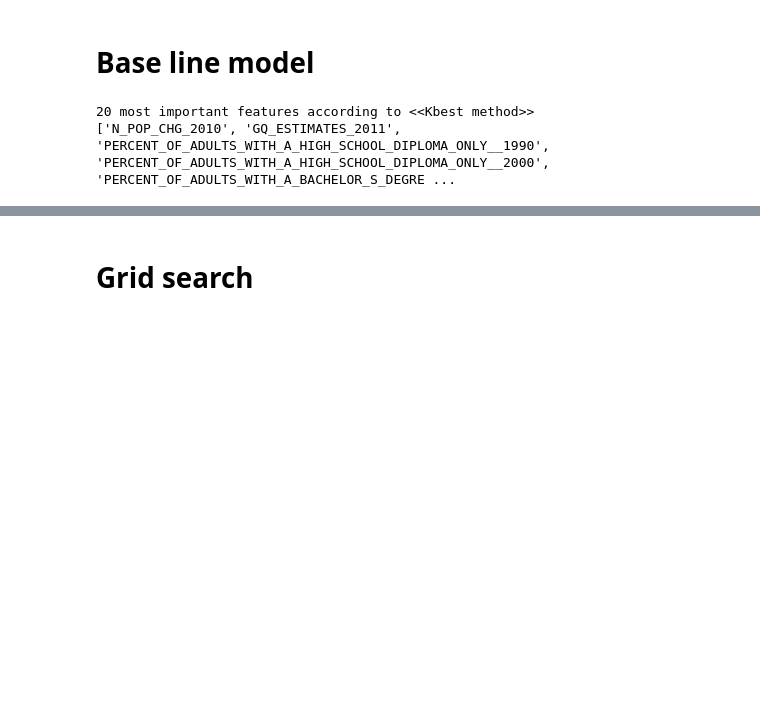
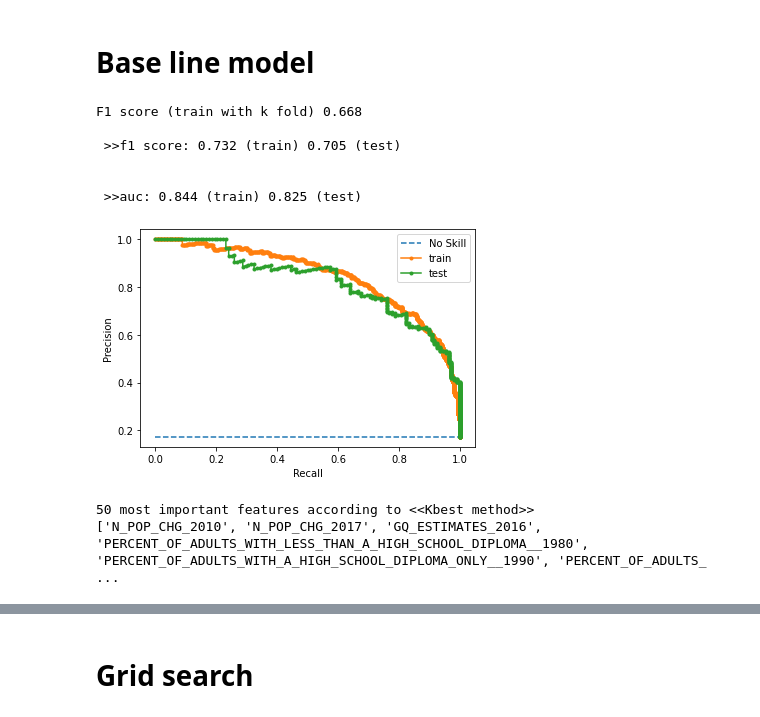
Before and after one commit to vnarvaezt/classification_feature_select_methods, a Jupyter notebook: notebooks/modelling.ipynb, the cells around one changed output, grey strips where cells are left out. Drawn from its saved outputs; the diff is of its cells as text; code cells hidden in the pictures; blank space fills up the shorter version.

```diff
--- a/notebooks/modelling.ipynb
+++ b/notebooks/modelling.ipynb
@@ -94,0 +122,3 @@ Name: TARGET, dtype: float64
+# %%
+ss = SplitandScale(data_inputs)
+X_train, X_test, y_train, y_test = ss.run_split_scale()
@@ -110,29 +380,31 @@ cw_dict
 # %% [markdown]
 # Base line model
 # %%
-from sklearn.feature_selection import SelectKBest,mutual_info_classif
-# SélectionneZ les k variables numériques les plus liées à la cible
-def feature_selection_KBest(X, y, nb_features):
-    num_cols = X.select_dtypes(include=np.number).columns.tolist()
-    # sur le base du critère d'information mutuelle.
-    mic_selector = SelectKBest(score_func=mutual_info_classif, k=nb_features)
-    mic_selector.fit(X[num_cols], y)
-
-    # Liste des variables retenues
-    mic_features = np.array(num_cols)[mic_selector.get_support()].tolist()
-    print(f"%s most important features according to <<Kbest method>>" % nb_features)
-    print(mic_features)
-    return mic_features
-
-from sklearn.metrics import make_scorer, accuracy_score, precision_score, recall_score, f1_score
-def evaluate_model(model, X, y):
-    #cv = StratifiedKFold(n_splits=10, shuffle=True, random_state=seed)
-    cv = RepeatedStratifiedKFold(n_splits=5, n_repeats=3, random_state=seed)
-    scores = cross_val_score(model, X, y, scoring=make_scorer(f1_score), cv=cv, n_jobs=-1)
-    return scores
+# lr with all variables
+lr = LogisticRegression(class_weight=cw_dict,
+                  max_iter=1000,
+                  random_state=seed)
+lr.fit(X_train, y_train["TARGET"])
+lr_scores = evaluate_model(lr, X_train, y_train["TARGET"])
+print("F1 score (train with k fold) %.3f" % mean(lr_scores))
+calculate_precision_recall_curve(
+      lr,
+      X_train,
+      y_train["TARGET"],
+      X_test,
+      y_test["TARGET"]
+ )
+# %% [output]
+F1 score (train with k fold) 0.668
+
+ >>f1 score: 0.732 (train) 0.705 (test)
+
+
+ >>auc: 0.844 (train) 0.825 (test)
+[figure, added]
-# %%
-KBest_features = feature_selection_KBest(X_train, y_train["TARGET"], 20)
-# %% [output]
-20 most important features according to <<Kbest method>>
-['N_POP_CHG_2010', 'GQ_ESTIMATES_2011', 'PERCENT_OF_ADULTS_WITH_A_HIGH_SCHOOL_DIPLOMA_ONLY__1990', 'PERCENT_OF_ADULTS_WITH_A_HIGH_SCHOOL_DIPLOMA_ONLY__2000', 'PERCENT_OF_ADULTS_WITH_A_BACHELOR_S_DEGRE ...
+# %%
+KBest_features = feature_selection_KBest(X_train, y_train["TARGET"], 50)
+# %% [output]
+50 most important features according to <<Kbest method>>
+['N_POP_CHG_2010', 'N_POP_CHG_2017', 'GQ_ESTIMATES_2016', 'PERCENT_OF_ADULTS_WITH_LESS_THAN_A_HIGH_SCHOOL_DIPLOMA__1980', 'PERCENT_OF_ADULTS_WITH_A_HIGH_SCHOOL_DIPLOMA_ONLY__1990', 'PERCENT_OF_ADULTS_ ...
 # %%
```
Also changed, not shown: parts of 35 cells of this notebook, 5 other files.
